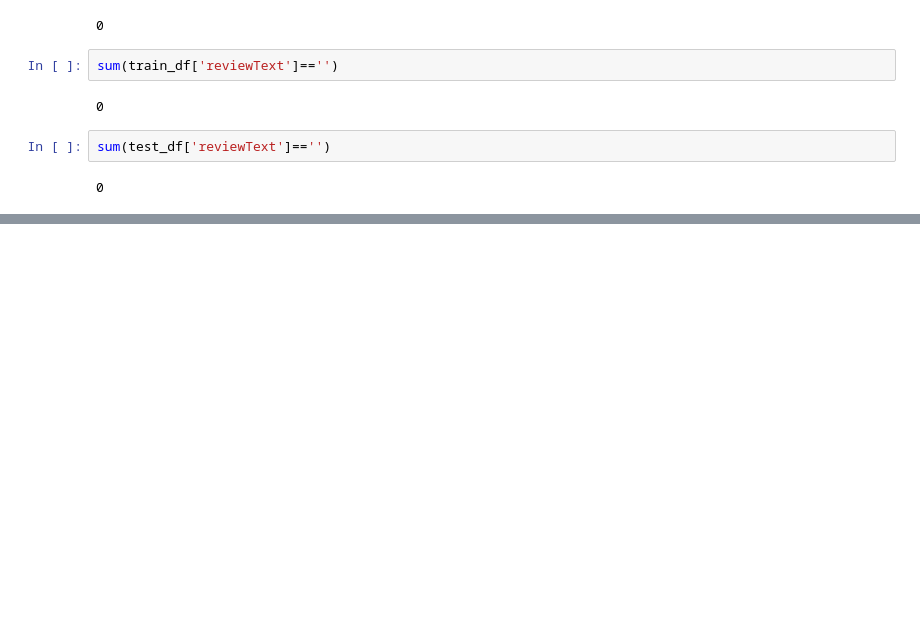
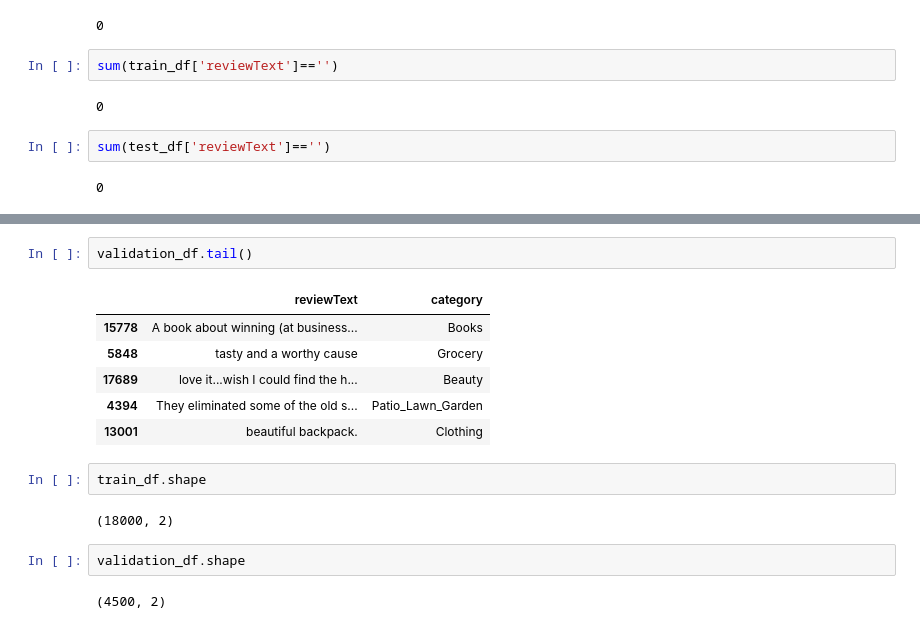
Before and after one commit to mateusmelo821/amazon-reviews-nlp, a Jupyter notebook: index.ipynb, the cells around one changed output, grey strips where cells are left out. Drawn from its saved outputs; the diff is of its cells as text; blank space fills up the shorter version.

```diff
--- a/index.ipynb
+++ b/index.ipynb
@@ -159,0 +171,17 @@ sum(test_df['reviewText']=='')
+# %%
+validation_df.tail()
+# %% [output]
+|  | reviewText | category |
+| 15778 | A book about winning (at business... | Books |
+| 5848 | tasty and a worthy cause | Grocery |
+| 17689 | love it...wish I could find the h... | Beauty |
+| 4394 | They eliminated some of the old s... | Patio_Lawn_Garden |
+| 13001 | beautiful backpack. | Clothing |
+# %%
+train_df.shape
+# %% [output]
+(18000, 2)
+# %%
+validation_df.shape
+# %% [output]
+(4500, 2)
```
Also changed, not shown: parts of 25 cells of this notebook.
